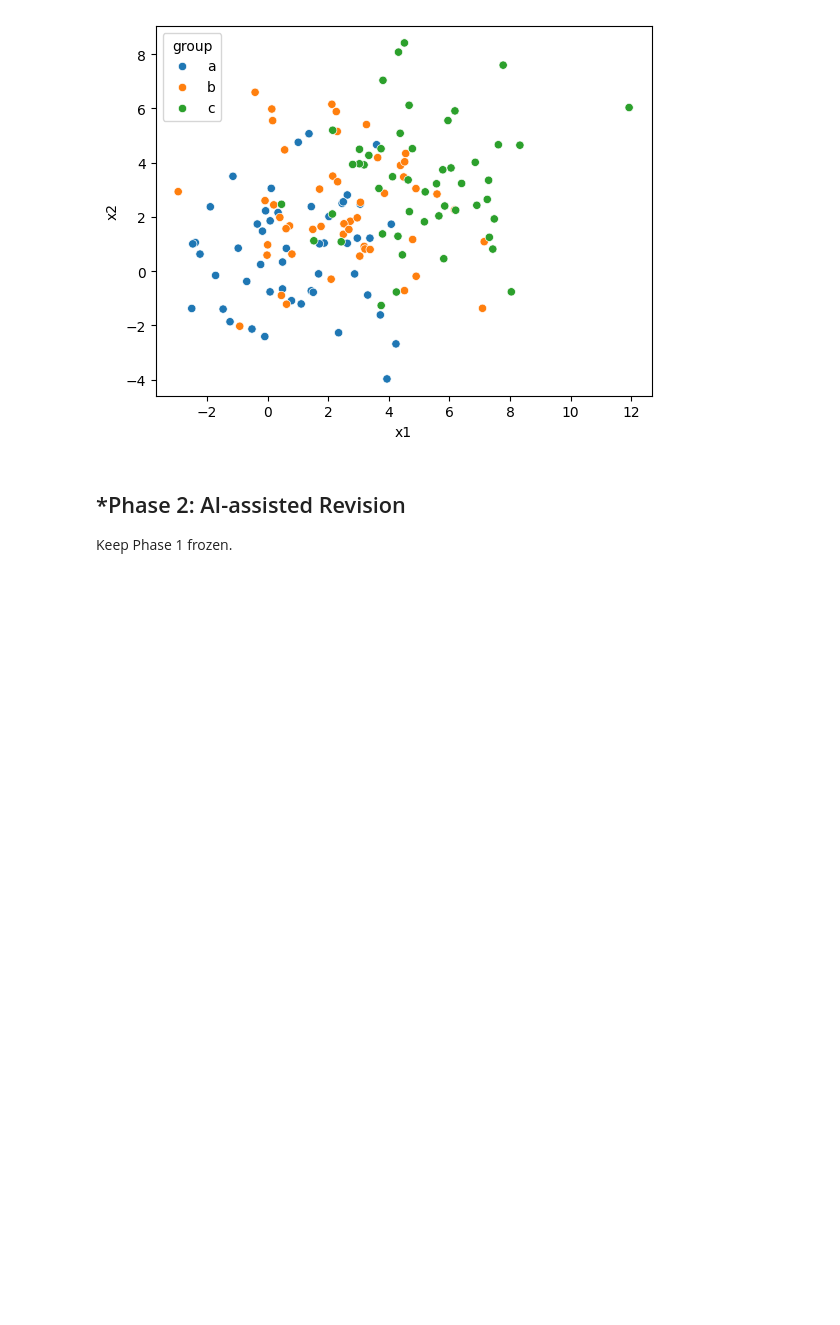
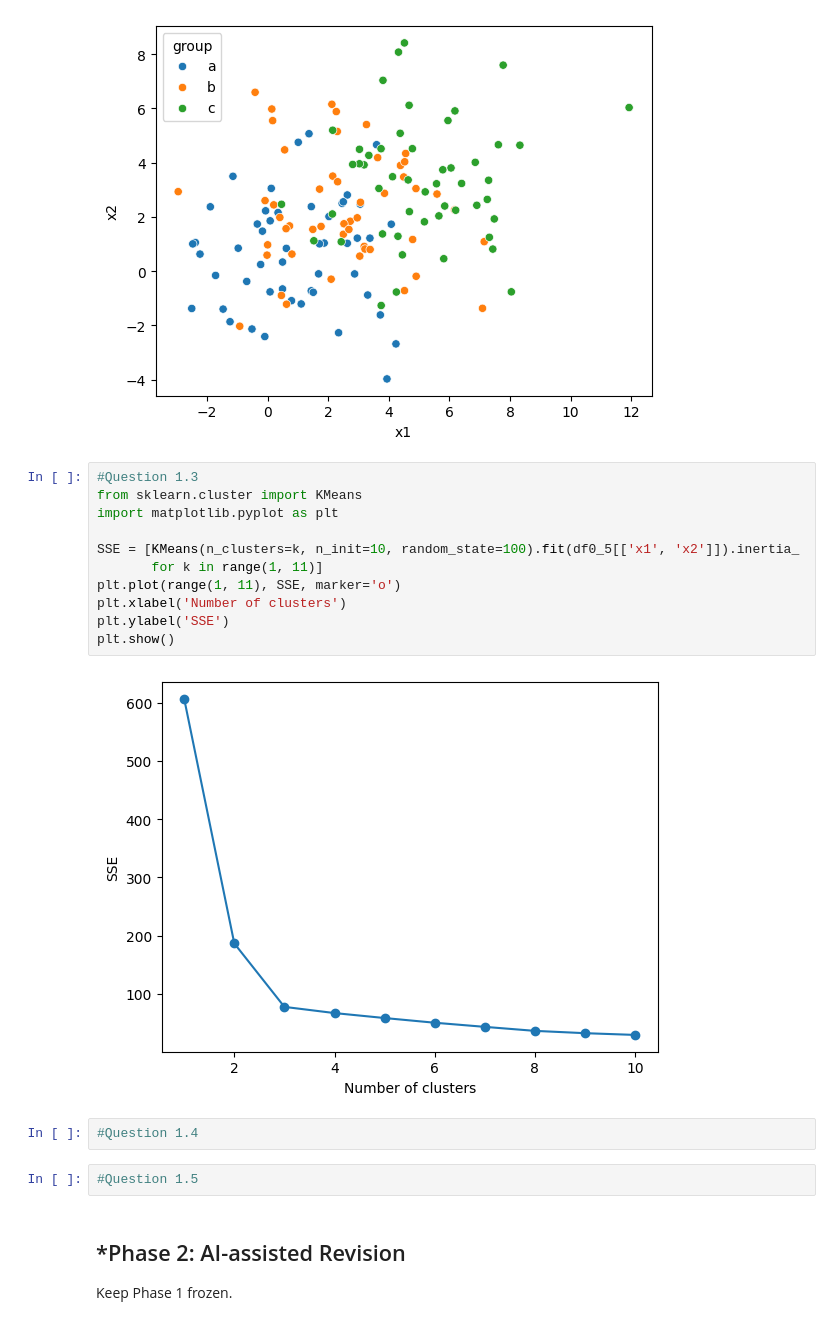
Before and after one commit to willhk10-uva/A04-clustering, a Jupyter notebook: notebook.ipynb, the cells around one changed output. Drawn from its saved outputs; the diff is of its cells as text; blank space fills up the shorter version.

```diff
--- a/notebook.ipynb
+++ b/notebook.ipynb
@@ -90,6 +90,23 @@ for df in [df0_125, df0_25, df0_5, df1_0, df2_0]:
 [figure]
 [figure]
 [figure]
+# %%
+#Question 1.3
+from sklearn.cluster import KMeans
+import matplotlib.pyplot as plt
+
+SSE = [KMeans(n_clusters=k, n_init=10, random_state=100).fit(df0_5[['x1', 'x2']]).inertia_
+       for k in range(1, 11)]
+plt.plot(range(1, 11), SSE, marker='o')
+plt.xlabel('Number of clusters')
+plt.ylabel('SSE')
+plt.show()
+# %% [output]
+[figure, added]
+# %%
+#Question 1.4
+# %%
+#Question 1.5
 # %% [markdown]
 ## *Phase 2: AI-assisted Revision
 Keep Phase 1 frozen.
```
